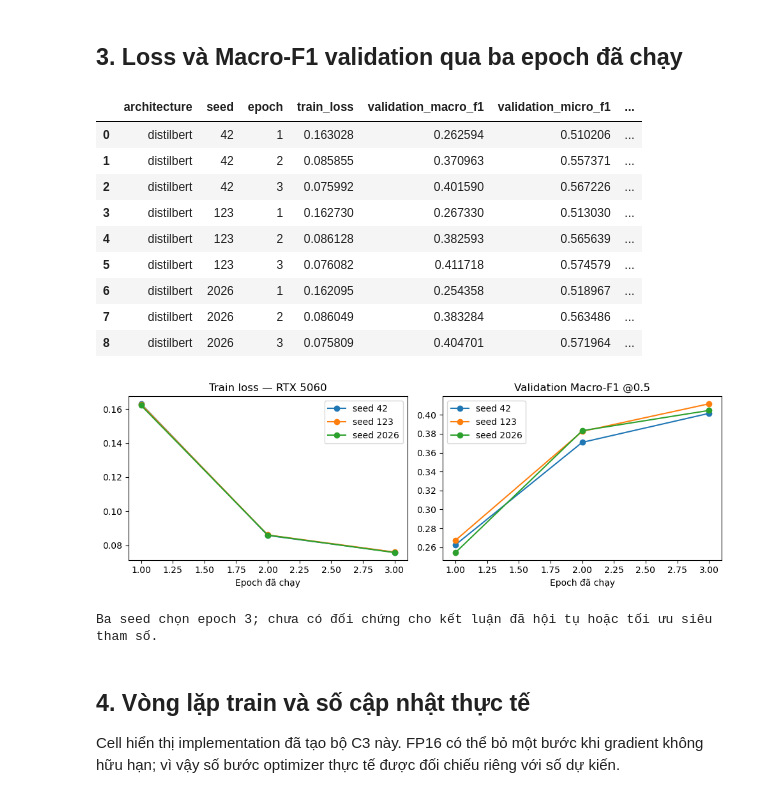
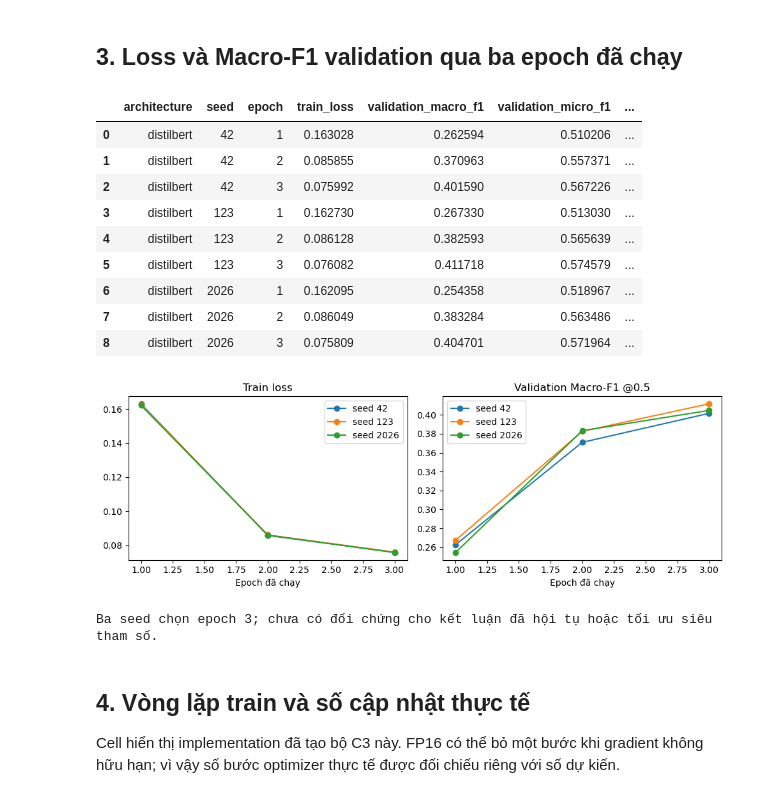
Before and after one commit to dzyuu1612/goemotions-multilabel-classification, a Jupyter notebook: notebooks/executed/05_distilbert_huy.executed.ipynb, the cells around one changed output. Cells and saved outputs as stored; diff of their text form; code cells hidden in the pictures.

```diff
--- a/notebooks/executed/05_distilbert_huy.executed.ipynb
+++ b/notebooks/executed/05_distilbert_huy.executed.ipynb
@@ -92,10 +91,10 @@ for seed in (42,123,2026):
     meta, protocol = checked_c3(C3_RUN, seed)
     runs[seed] = meta
     assert meta['n_train'] == 43410 and meta['n_validation'] == 5426 and not meta['test_used']
-    receipts.append(dict(seed=seed, best_epoch=meta['best_epoch'], gpu=meta['environment']['gpu'],
+    receipts.append(dict(seed=seed, best_epoch=meta['best_epoch'], device=meta['environment']['device'],
         n_train=meta['n_train'], n_validation=meta['n_validation'],
         model_sha256=meta['artifact_sha256']['best/model.safetensors'],
         checkpoint_selection='validation Macro-F1 @0.5'))
 display(pd.DataFrame(receipts))
-print('PASS: cả ba bundle mới có thật, đủ hash; không thay bằng checkpoint RTX 3050.')
+print('PASS: đủ ba checkpoint đúng cấu hình, nguồn và hash của báo cáo.')
 # %% [output]
@@ -109,27 +108,27 @@ PASS: cả ba bundle mới có thật, đủ hash; không thay bằng checkpoint
 # %%
 import matplotlib.pyplot as plt
 history = pd.read_csv(C3_RUN/'history.csv')
 display(history)
 fig, axes = plt.subplots(1,2,figsize=(10,3.5))
 for seed, group in history.groupby('seed'):
     axes[0].plot(group.epoch, group.train_loss, marker='o', label=f'seed {seed}')
     axes[1].plot(group.epoch, group.validation_macro_f1, marker='o', label=f'seed {seed}')
-axes[0].set_title('Train loss — RTX 5060'); axes[1].set_title('Validation Macro-F1 @0.5')
+axes[0].set_title('Train loss'); axes[1].set_title('Validation Macro-F1 @0.5')
 for ax in axes: ax.set_xlabel('Epoch đã chạy'); ax.legend()
 plt.tight_layout(); plt.show(); plt.close()
 print('Ba seed chọn epoch 3; chưa có đối chứng cho kết luận đã hội tụ hoặc tối ưu siêu tham số.')
 # %% [output]
 |  | architecture | seed | epoch | train_loss | validation_macro_f1 | validation_micro_f1 | ... |
 | 0 | distilbert | 42 | 1 | 0.163028 | 0.262594 | 0.510206 | ... |
 | 1 | distilbert | 42 | 2 | 0.085855 | 0.370963 | 0.557371 | ... |
 | 2 | distilbert | 42 | 3 | 0.075992 | 0.401590 | 0.567226 | ... |
 | 3 | distilbert | 123 | 1 | 0.162730 | 0.267330 | 0.513030 | ... |
 | 4 | distilbert | 123 | 2 | 0.086128 | 0.382593 | 0.565639 | ... |
 | 5 | distilbert | 123 | 3 | 0.076082 | 0.411718 | 0.574579 | ... |
 | 6 | distilbert | 2026 | 1 | 0.162095 | 0.254358 | 0.518967 | ... |
 | 7 | distilbert | 2026 | 2 | 0.086049 | 0.383284 | 0.563486 | ... |
 | 8 | distilbert | 2026 | 3 | 0.075809 | 0.404701 | 0.571964 | ... |
-[figure, old version]
+[figure, new version]
 Ba seed chọn epoch 3; chưa có đối chứng cho kết luận đã hội tụ hoặc tối ưu siêu tham số.
 # %% [markdown]
 ## 4. Vòng lặp train và số cập nhật thực tế
```
Also changed, not shown: parts of 4 cells of this notebook, 25 other files.
